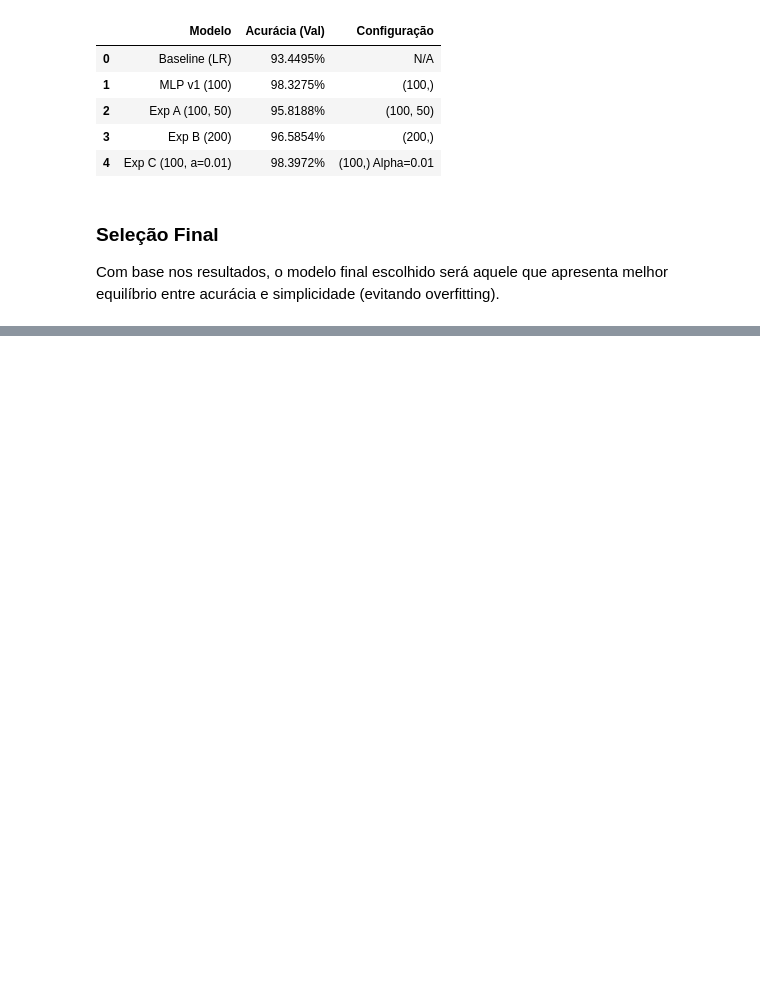
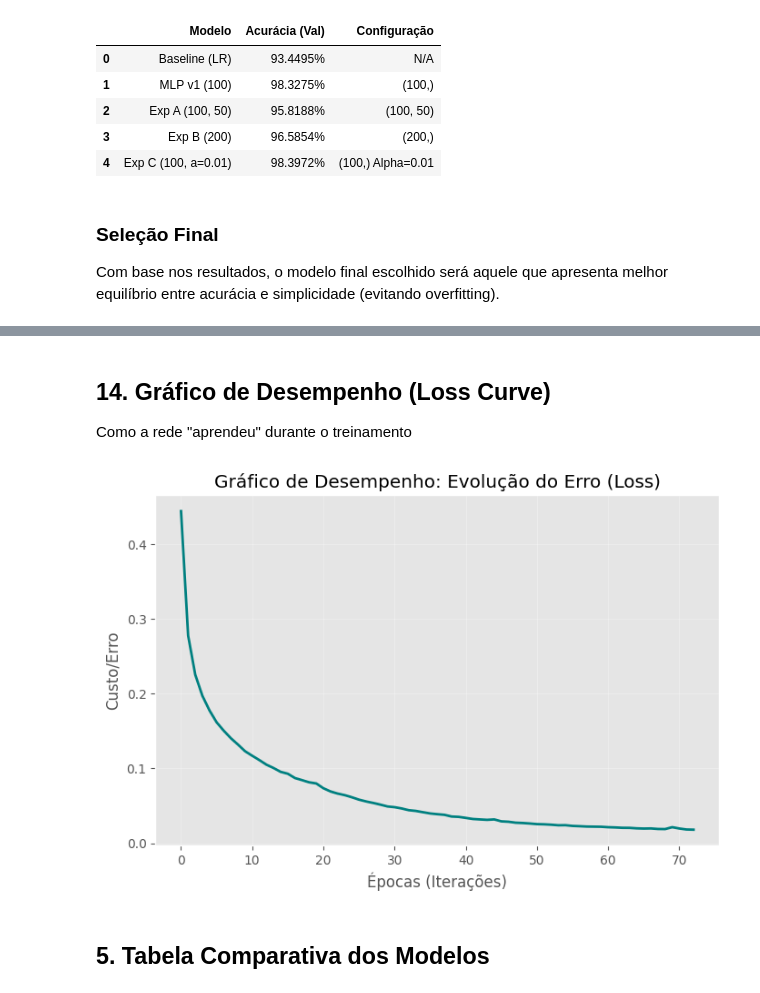
Before and after one commit to mateus-s-a/Trabalho-IA-Redes-Neurais-NASA, a Jupyter notebook: notebooks/02_preprocessamento_modelagem.ipynb, the cells around one changed output, grey strips where cells are left out. Cells and saved outputs as stored; diff of their text form; code cells hidden in the pictures; blank space fills up the shorter version.

```diff
--- a/notebooks/02_preprocessamento_modelagem.ipynb
+++ b/notebooks/02_preprocessamento_modelagem.ipynb
@@ -180,0 +239,15 @@ Com base nos resultados, o modelo final escolhido será aquele que apresenta mel
+# %% [markdown]
+## 14. Gráfico de Desempenho (Loss Curve)
+Como a rede "aprendeu" durante o treinamento
+# %%
+plt.figure(figsize=(8, 5))
+plt.plot(modelo_final.loss_curve_, color='teal', lw=2)
+plt.title('Gráfico de Desempenho: Evolução do Erro (Loss)')
+plt.xlabel('Épocas (Iterações)')
+plt.ylabel('Custo/Erro')
+plt.grid(True, alpha=0.3)
+plt.show()
+# %% [output]
+[figure, added]
+# %% [markdown]
+## 5. Tabela Comparativa dos Modelos
```
Also changed, not shown: parts of 10 cells of this notebook, 2 other files.
